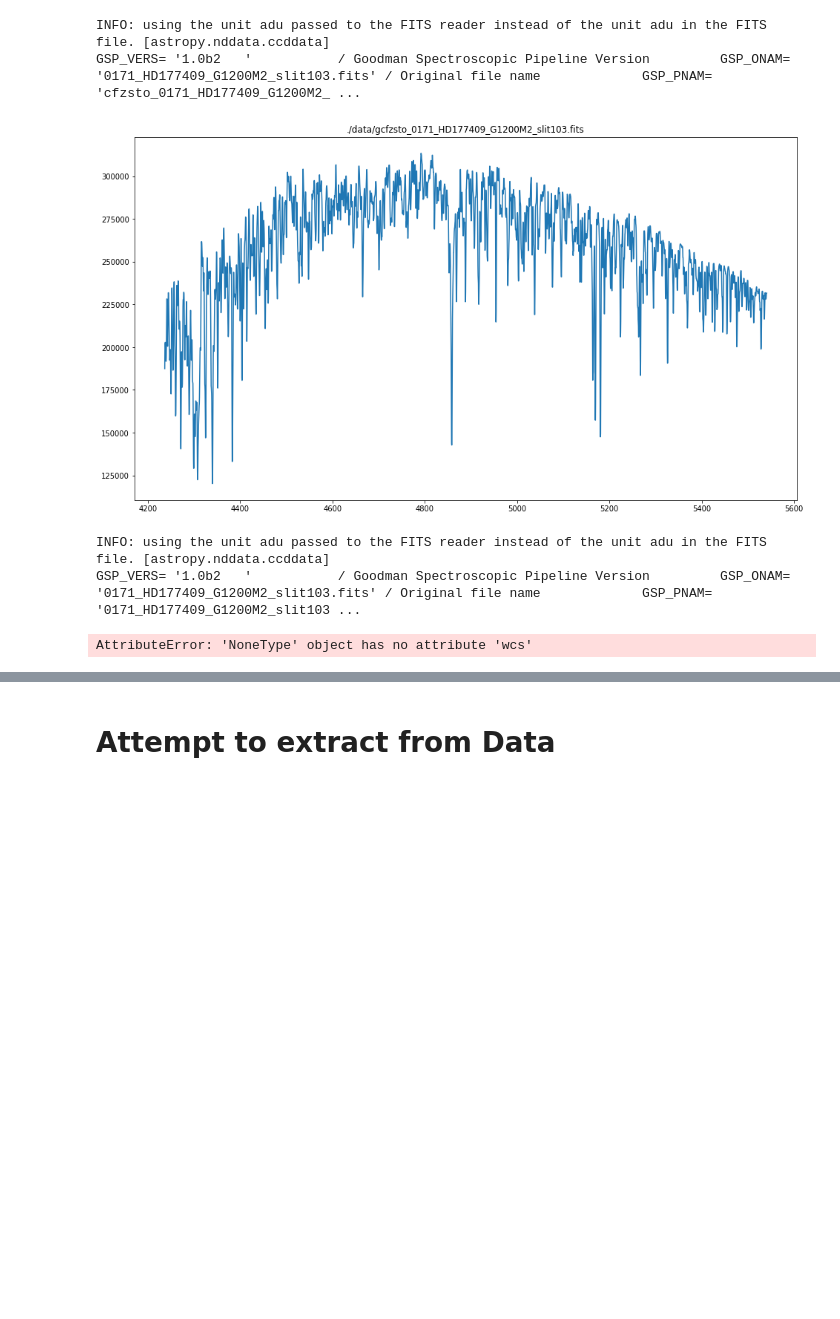
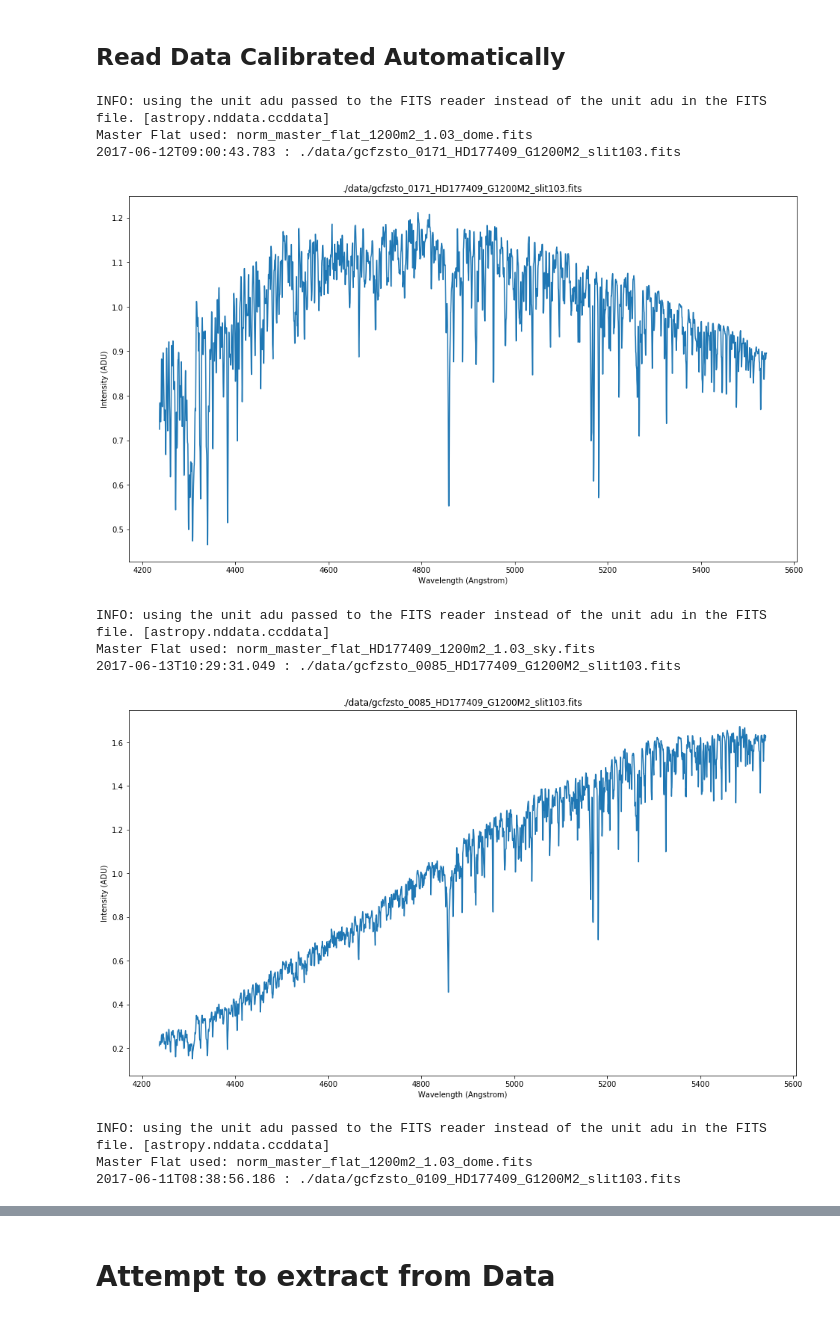
Before and after one commit to simontorres/general_documentation, a Jupyter notebook: WCS_problem/jupyter/Aller-Test.ipynb, the cells around one changed output, grey strips where cells are left out. Saved outputs shown, nothing was run; the diff lists cells and outputs as text; code cells hidden in the pictures; blank space fills up the shorter version.

```diff
--- a/WCS_problem/jupyter/Aller-Test.ipynb
+++ b/WCS_problem/jupyter/Aller-Test.ipynb
@@ -16,23 +18,62 @@ from pipeline.core import (read_fits, write_fits)
 from pipeline.wcs.wcs import WCS
 
 plt.rcParams["figure.figsize"] = [16,9]
-# %%
-files = glob.glob('./data/g*fits')
-wcs = WCS()
-assert isinstance(wcs, WCS)
-all_data = []
-for file_name in files:
-    ccd = CCDData.read(file_name, unit=u.adu)
-    print(ccd.header["GSP_*"])
-    wav, intens = wcs.read(ccd=ccd)
-    all_data.append([wav, intens])
-    plt.title(file_name)
-    plt.plot(wav, intens)
-    plt.show()
-# %% [output]
-INFO: using the unit adu passed to the FITS reader instead of the unit adu in the FITS file. [astropy.nddata.ccddata]
-GSP_VERS= '1.0b2   '           / Goodman Spectroscopic Pipeline Version         GSP_ONAM= '0171_HD177409_G1200M2_slit103.fits' / Original file name             GSP_PNAM= 'cfzsto_0171_HD177409_G1200M2_ ...
-[figure, removed]
-INFO: using the unit adu passed to the FITS reader instead of the unit adu in the FITS file. [astropy.nddata.ccddata]
-GSP_VERS= '1.0b2   '           / Goodman Spectroscopic Pipeline Version         GSP_ONAM= '0171_HD177409_G1200M2_slit103.fits' / Original file name             GSP_PNAM= '0171_HD177409_G1200M2_slit103 ...
-AttributeError: 'NoneType' object has no attribute 'wcs'
+# %% [markdown]
+## Read Data Calibrated Automatically
+# %%
+def normalize_data(data):
+    return data/np.mean(data)
+
+def aller_test(image_list):
+    wcs = WCS()
+    assert isinstance(wcs, WCS)
+    all_data = []
+    all_dates = []
+    for file_name in image_list:
+
+        ccd = CCDData.read(file_name, unit=u.adu)
+        print("Master Flat used: {:s}".format(ccd.header['GSP_FLAT']))
+        print("{:s} : {:s}".format(ccd.header['DATE-OBS'], file_name))
+        # print(ccd.header["GSP_*"])
+        wav, intens = wcs.read(ccd=ccd)
+        all_data.append([wav, normalize_data(intens)])
+        all_dates.append(ccd.header['DATE'])
+        plt.title(file_name)
+        plt.plot(wav, normalize_data(intens))
+        plt.xlabel("Wavelength (Angstrom)")
+        plt.ylabel("Intensity (ADU)")
+        plt.show()
+
+    fig, (ax1, ax2) = plt.subplots(1, 2, sharey=True)
+
+
+    plt.title("Normalized Spectrum")
+    for i in range(len(all_data)):
+        ax1.plot(all_data[i][0], all_data[i][1], label=all_dates[i])
+        ax1.set_xlim(4817, 4826)
+        ax2.plot(all_data[i][0], all_data[i][1], label=all_dates[i])
+        ax2.set_xlim(4951, 4958)
+        ax1.set_xlabel("Wavelength (Angstrom)")
+        ax1.set_ylabel("Intensity (ADU)")
+        ax1.legend(loc='best')
+
+    plt.legend(loc='best')
+    plt.show()
+    return all_data
+
+
+files = glob.glob('./data/g*HD*fits')
+
+all_data = aller_test(image_list=files)
+# %% [output]
+INFO: using the unit adu passed to the FITS reader instead of the unit adu in the FITS file. [astropy.nddata.ccddata]
+Master Flat used: norm_master_flat_1200m2_1.03_dome.fits
+2017-06-12T09:00:43.783 : ./data/gcfzsto_0171_HD177409_G1200M2_slit103.fits
+[figure, added]
+INFO: using the unit adu passed to the FITS reader instead of the unit adu in the FITS file. [astropy.nddata.ccddata]
+Master Flat used: norm_master_flat_HD177409_1200m2_1.03_sky.fits
+2017-06-13T10:29:31.049 : ./data/gcfzsto_0085_HD177409_G1200M2_slit103.fits
+[figure, added]
+INFO: using the unit adu passed to the FITS reader instead of the unit adu in the FITS file. [astropy.nddata.ccddata]
+Master Flat used: norm_master_flat_1200m2_1.03_dome.fits
+2017-06-11T08:38:56.186 : ./data/gcfzsto_0109_HD177409_G1200M2_slit103.fits
```
Also changed, not shown: parts of 6 cells of this notebook, 1 other file.
